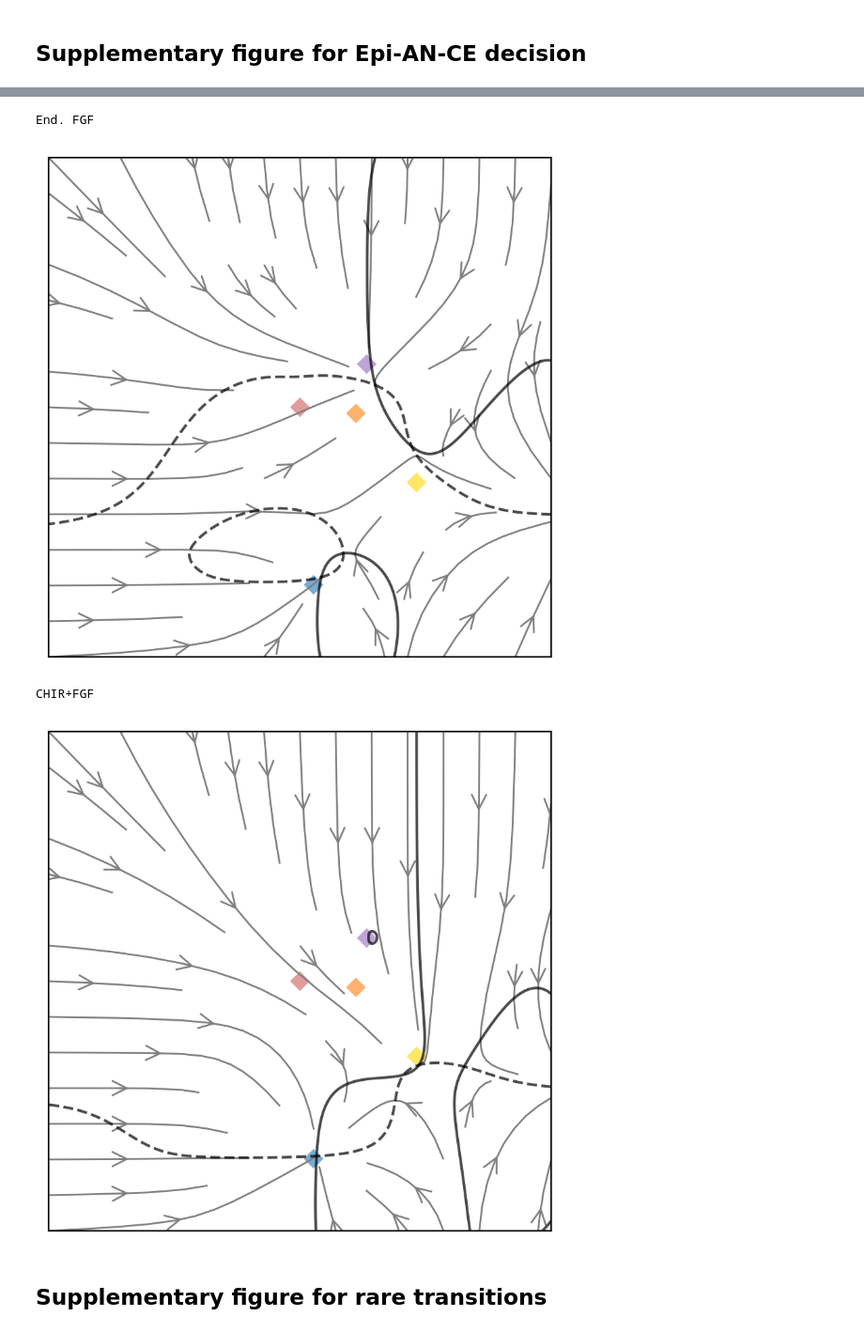
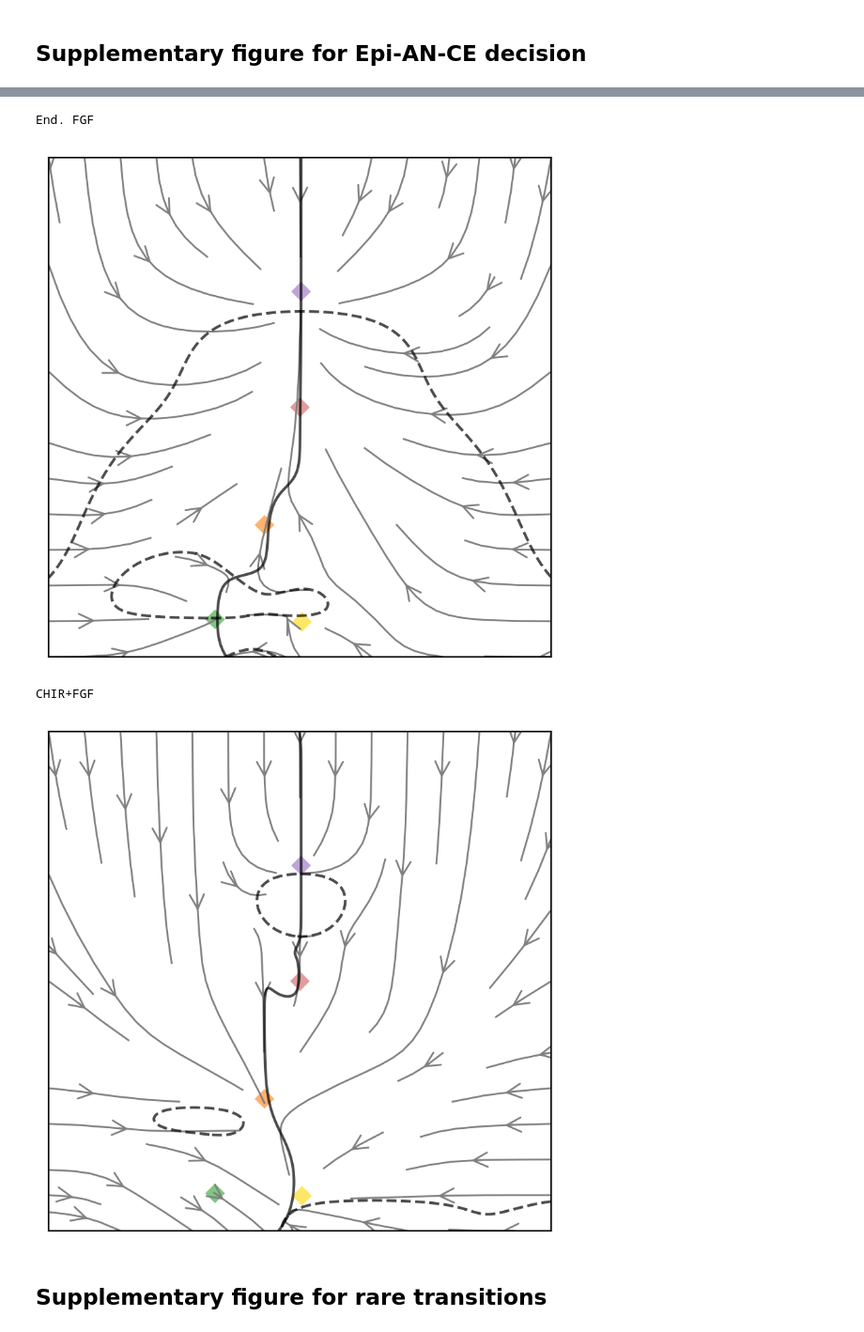
Before and after one commit to victoria-mochulska/evoscape, a Jupyter notebook: notebooks/decision_structure_analysis.ipynb, the cells around one changed output, grey strips where cells are left out. Shown at 94% size. Drawn from its saved outputs; the diff is of its cells as text; code cells hidden in the pictures.

```diff
--- a/notebooks/decision_structure_analysis.ipynb
+++ b/notebooks/decision_structure_analysis.ipynb
@@ -166,6 +163,7 @@ noise = 0.2
 ndt = 50
 nt = 15
 ncells = 300
+gen = 300
 
 init_state = 2
 
@@ -176,6 +174,7 @@ bottom = 4
 left = 0
 
 delta=2.
+landscape_pars = {'A0': 0.005, 'regime': mr_piecewise}
 
 morphogen_times = (delta*1, delta*3, delta*100, delta*100)   # exp 5
 # morphogen_times = (delta*1, delta*3, delta*3, delta*3)   # exp 2
@@ -189,11 +188,6 @@ time_pars_exp = (0, delta*7, 15)
 
 n_landscapes = len(timecodes)
 
-
-# for i in (14, 35, 45, 49):   # flips
-# for i in (16, 18, 21, 22, 42, 58):   # choices
-# for i in (58,):
-# for ind in (49,):
 # for ind in range(60):
 for ind in (57,):    ##    5, 49, 58, 14, 18, 40
     timecode = timecodes[ind]
@@ -347,8 +341,8 @@ time_pars_exp = (0, delta*7, 15)
 
 n_landscapes = len(timecodes)
 
-for ind in range(60):
-# for ind in (57,):    ##    5, 49, 58, 14, 18, 40
+# for ind in range(60):
+for ind in (57,):    ##    5, 49, 58, 14, 18, 40
     timecode = timecodes[ind]
     landscape = landscape_from_timecode(CellDiff_Dataset_Landscape, timecode, data_dir, gen, landscape_pars)
     landscape = rotate_landscape(landscape, origin=origin, direction=direction, left=left, right=right, bottom=bottom)
@@ -444,7 +438,7 @@ for ind in range(60):
     fig1.savefig(f'../panels/sections_{ind:02d}_2.png', dpi=200, bbox_inches='tight')
     fig2.savefig(f'../panels/potential_{ind:02d}_2.png', dpi=200, bbox_inches='tight')
 
-    # plt.show()
+    plt.show()
     for figure in (fig0, fig, fig1, fig2):
 
         plt.close(figure)
@@ -453,4 +447,4 @@ for ind in range(60):
     image_paths = [panels_dir+f"traj_{ind:02d}_2.png", panels_dir+f"escape_{ind:02d}_2.png",
                panels_dir+f"sections_{ind:02d}_2.png", panels_dir+f"potential_{ind:02d}_2.png"]
 
-    insert_sample_slide(panels_dir+"Landscapes_10_exp2.pptx", image_paths, data_dir, index=ind, timecode=str(timecode))
+    # insert_sample_slide(panels_dir+"Landscapes_10_exp2.pptx", image_paths, data_dir, index=ind, timecode=str(timecode))
@@ -489,7 +488,7 @@ morphogen_times_3 = (delta*1, delta*3, delta*3, delta*3)   # exp 2
 
 n_landscapes = len(timecodes)
 
-for ind in (57,):    #    18,8
+for ind in (18,):    #    18,8
     timecode = timecodes[ind]
     landscape = landscape_from_timecode(CellDiff_Dataset_Landscape, timecode, data_dir, gen, landscape_pars)
     landscape = rotate_landscape(landscape, origin=origin, direction=direction, left=left, right=right, bottom=bottom)
@@ -538,7 +537,7 @@ Exp 2-7
 End. FGF
-[figure, old version]
+[figure, new version]
 CHIR+FGF
-[figure, old version]
+[figure, new version]
 # %% [markdown]
 ## Supplementary figure for rare transitions
 # %%
```
Also changed, not shown: parts of 8 cells of this notebook, 6 other files.
